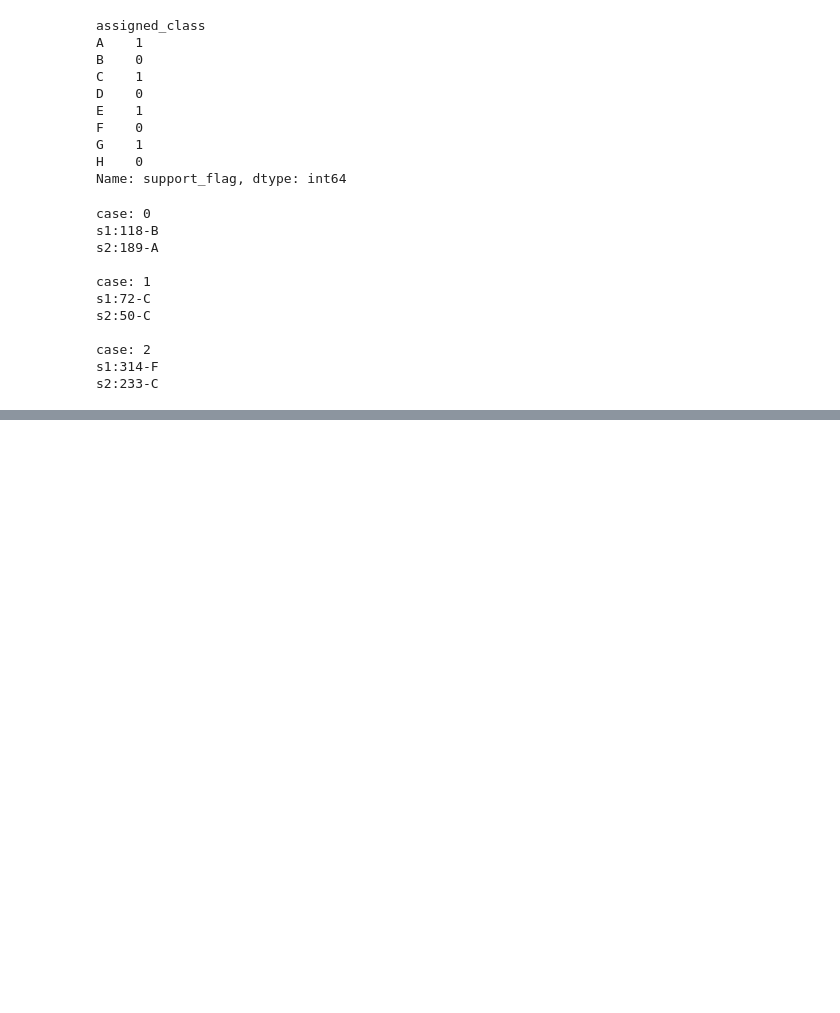
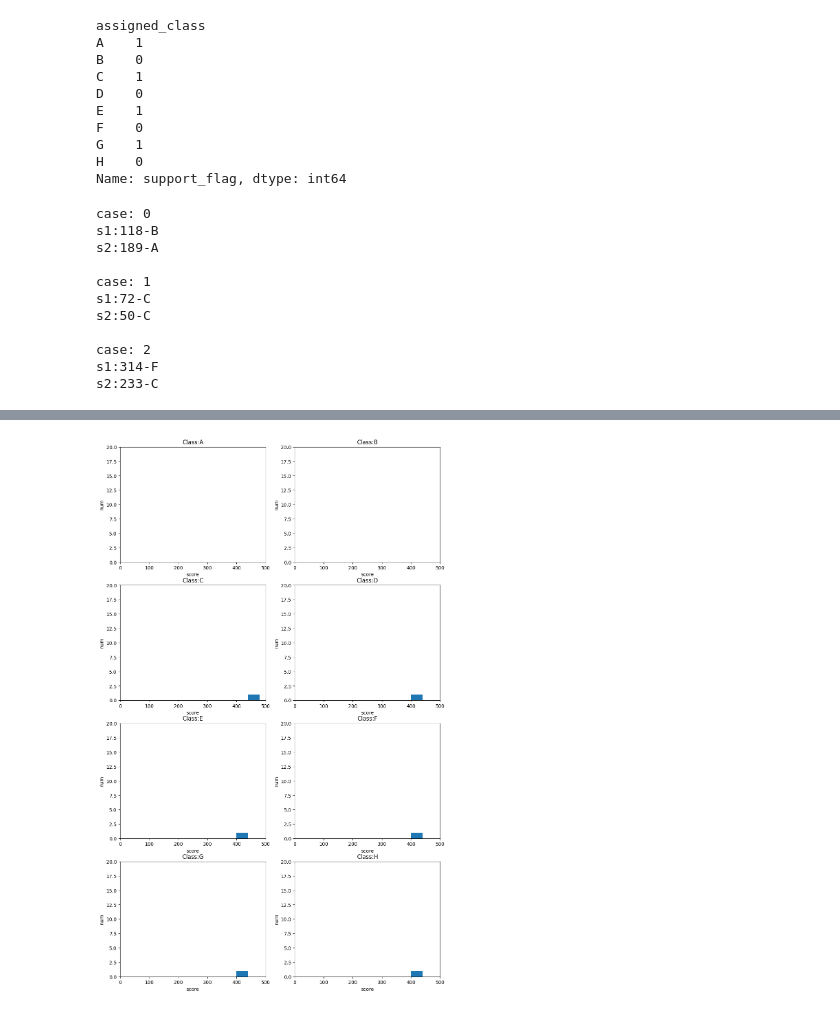
Before and after one commit to maton369/PyOptBook_Practice, a Jupyter notebook: 3_school/main.ipynb, the cells around one changed output, grey strips where cells are left out. Cells and saved outputs as stored; diff of their text form; code cells hidden in the pictures; blank space fills up the shorter version.

```diff
--- a/3_school/main.ipynb
+++ b/3_school/main.ipynb
@@ -302,0 +305,6 @@ for i, c in enumerate(C):
+# %%
+s_df["score_rank"] = s_df["score"].rank(ascending=False, method="first")
+
+class_dic = {0: "A", 1: "B", 2: "C", 3: "D", 4: "E", 5: "F", 6: "G", 7: "H"}
+s_df["init_assigned_class"] = s_df["score_rank"].map(class_dic)
+s_df.head()
@@ -302,0 +323,17 @@ for i, c in enumerate(C):
+# %%
+fig = plt.figure(figsize=(12, 20))
+for i, c in enumerate(C):
+    cls_df = s_df[s_df["init_assigned_class"] == c]
+    ax = fig.add_subplot(
+        4,
+        2,
+        i + 1,
+        xlabel="score",
+        ylabel="num",
+        xlim=(0, 500),
+        ylim=(0, 20),
+        title="Class:{:s}".format(c),
+    )
+    ax.hist(cls_df["score"], bins=range(0, 500, 40))
+# %% [output]
+[figure, added]
```
Also changed, not shown: parts of 6 cells of this notebook.
